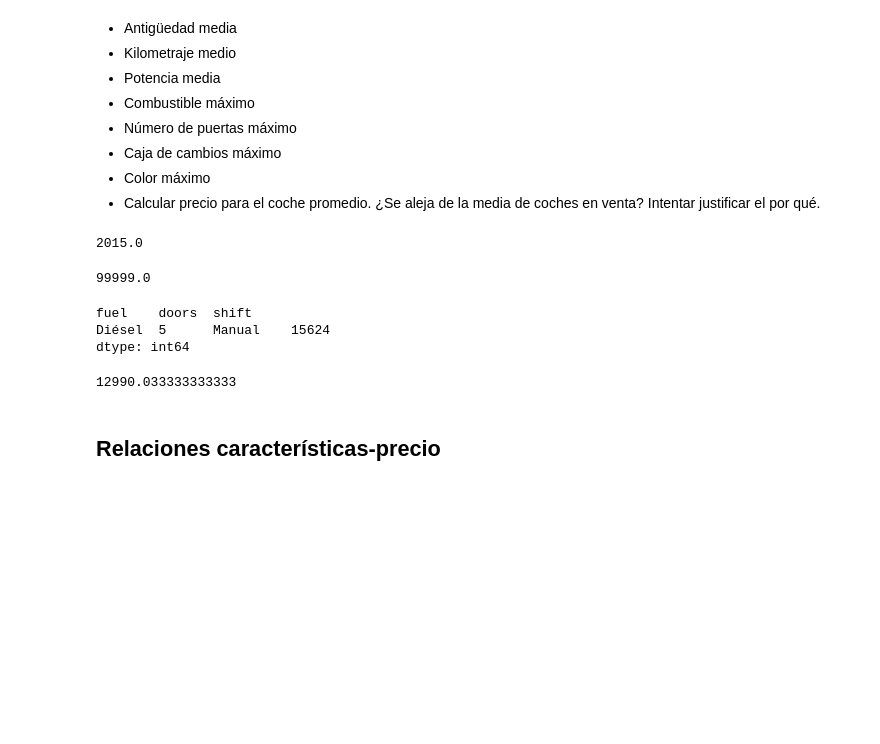
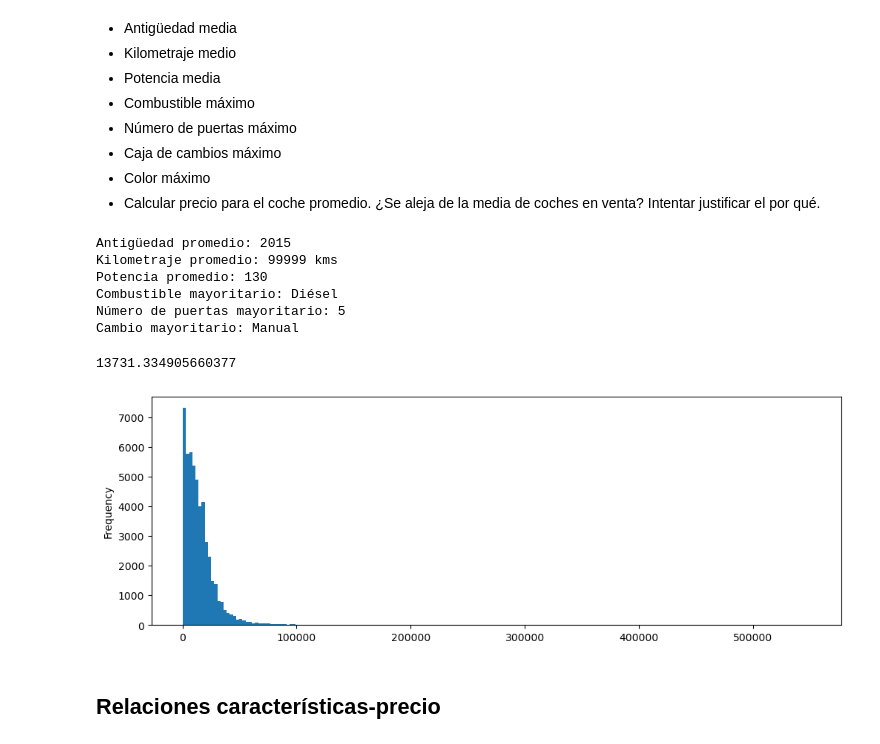
Before and after one commit to jdonosop/proyecto-portafolio, a Jupyter notebook: notebooks/Notebook_1.ipynb, the cells around one changed output. Cells and saved outputs as stored; diff of their text form; code cells hidden in the pictures; blank space fills up the shorter version.

```diff
--- a/notebooks/Notebook_1.ipynb
+++ b/notebooks/Notebook_1.ipynb
@@ -272,31 +279,37 @@ Hay demasiados colores diferentes por lo que a falta de hacer una limpieza del c
 - Caja de cambios máximo
 - Color máximo
 - Calcular precio para el coche promedio. ¿Se aleja de la media de coches en venta? Intentar justificar el por qué.
-# %%
-df['year'].median()
-# %% [output]
-2015.0
-# %%
-df['kms'].median()
-# %% [output]
-99999.0
-# %%
-df[['fuel','doors','shift']].value_counts().head(1)
-# %% [output]
-fuel    doors  shift
-Diésel  5      Manual    15624
-dtype: int64
+# %%
+print('Antigüedad promedio:',round(df['year'].median()))
+print('Kilometraje promedio:', round(df['kms'].median()), 'kms')
+print('Potencia promedio:',round(df['power'].median()))
+print('Combustible mayoritario:', df[['fuel','doors','shift']].value_counts().head(1).index[0][0])
+print('Número de puertas mayoritario:', df[['fuel','doors','shift']].value_counts().head(1).index[0][1])
+print('Cambio mayoritario:', df[['fuel','doors','shift']].value_counts().head(1).index[0][2])
+# %% [output]
+Antigüedad promedio: 2015
+Kilometraje promedio: 99999 kms
+Potencia promedio: 130
+Combustible mayoritario: Diésel
+Número de puertas mayoritario: 5
+Cambio mayoritario: Manual
 # %%
 df[
-    (df.year == df['year'].median()) &
-    #(df.year <= df['year'].median()+1) & (df.year >= df['year'].median()-1) &
+    #(df.year == df['year'].median()) &
+    (df.year <= df['year'].median()+1) & (df.year >= df['year'].median()-1) &
     (df.kms < df['kms'].median()+10000) & (df.kms > df['kms'].median()-10000) &
+    (df.power < df['power'].median()+15) & (df.power > df['power'].median()-15) &
     (df['fuel'] == 'Diésel') &
     (df['doors'] == 5) &
     (df['shift'] == 'Manual')
 ].price.mean()
 # %% [output]
-12990.033333333333
+13731.334905660377
+# %%
+plt.figure(figsize = (12,4))
+df.price.plot.hist(bins = 200);
+# %% [output]
+[figure, added]
 # %% [markdown]
 ## Relaciones características-precio
 # %% [markdown]
```
Also changed, not shown: parts of 26 cells of this notebook, 19 other files.
